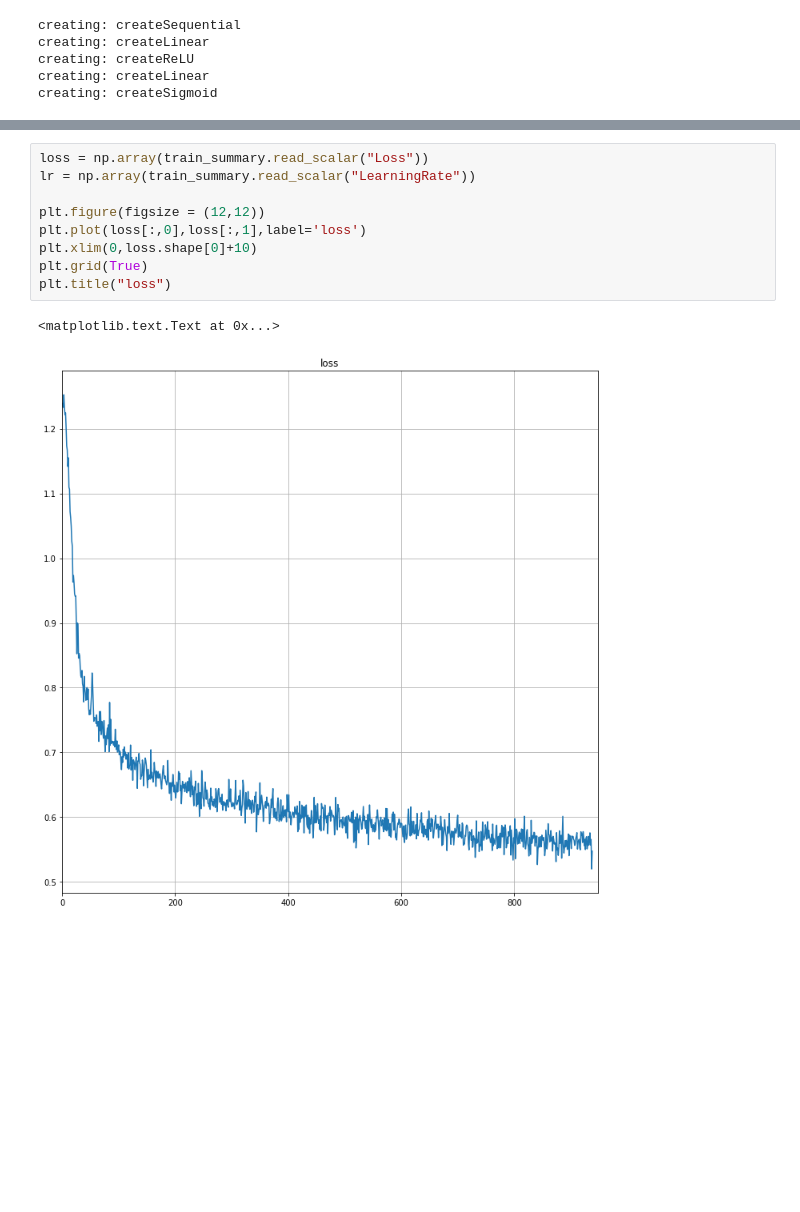
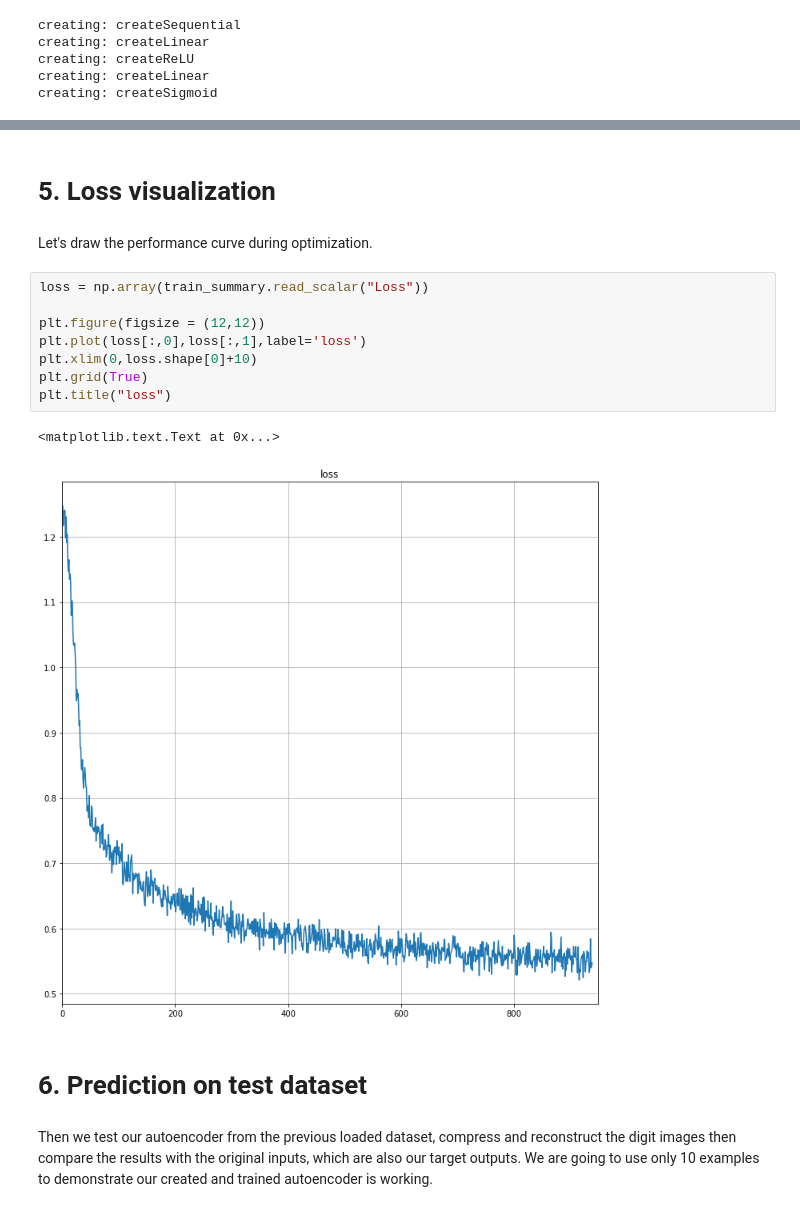
Before and after one commit to intel-analytics/BigDL-Tutorials, a Jupyter notebook: notebooks/neural_networks/autoencoder.ipynb, the cells around one changed output, grey strips where cells are left out. Saved outputs shown, nothing was run; the diff lists cells and outputs as text; blank space fills up the shorter version.

Commit message:
make autoencoder notebook more illustrative (#38)

```diff
--- a/notebooks/neural_networks/autoencoder.ipynb
+++ b/notebooks/neural_networks/autoencoder.ipynb
@@ -113,14 +133,21 @@ Wall time: 22.1 s
+# %% [markdown]
+# 5. Loss visualization
+# %% [markdown]
+Let's draw the performance curve during optimization.
 # %%
 loss = np.array(train_summary.read_scalar("Loss"))
-lr = np.array(train_summary.read_scalar("LearningRate"))
 
 plt.figure(figsize = (12,12))
 plt.plot(loss[:,0],loss[:,1],label='loss')
 plt.xlim(0,loss.shape[0]+10)
 plt.grid(True)
 plt.title("loss")
 # %% [output]
 <matplotlib.text.Text at 0x...>
-[figure, old version]
+[figure, new version]
+# %% [markdown]
+# 6. Prediction on test dataset
+# %% [markdown]
+Then we test our autoencoder from the previous loaded dataset, compress and reconstruct the digit images then compare the results with the original inputs, which are also our target outputs. We are going to use only 10 examples to demonstrate our created and trained autoencoder is working.
 # %%
 (images, labels) = mnist.read_data_sets(mnist_path, "test")
```
Also changed, not shown: parts of 16 cells of this notebook, 1 other file.
